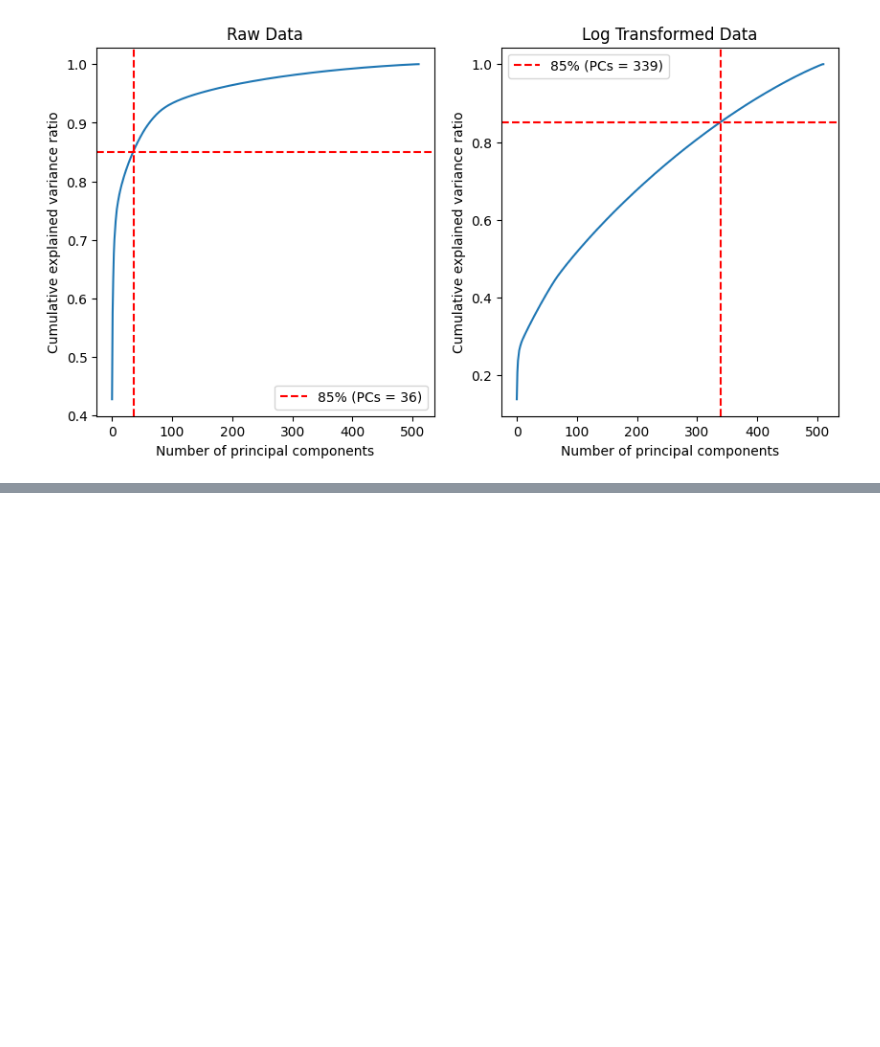
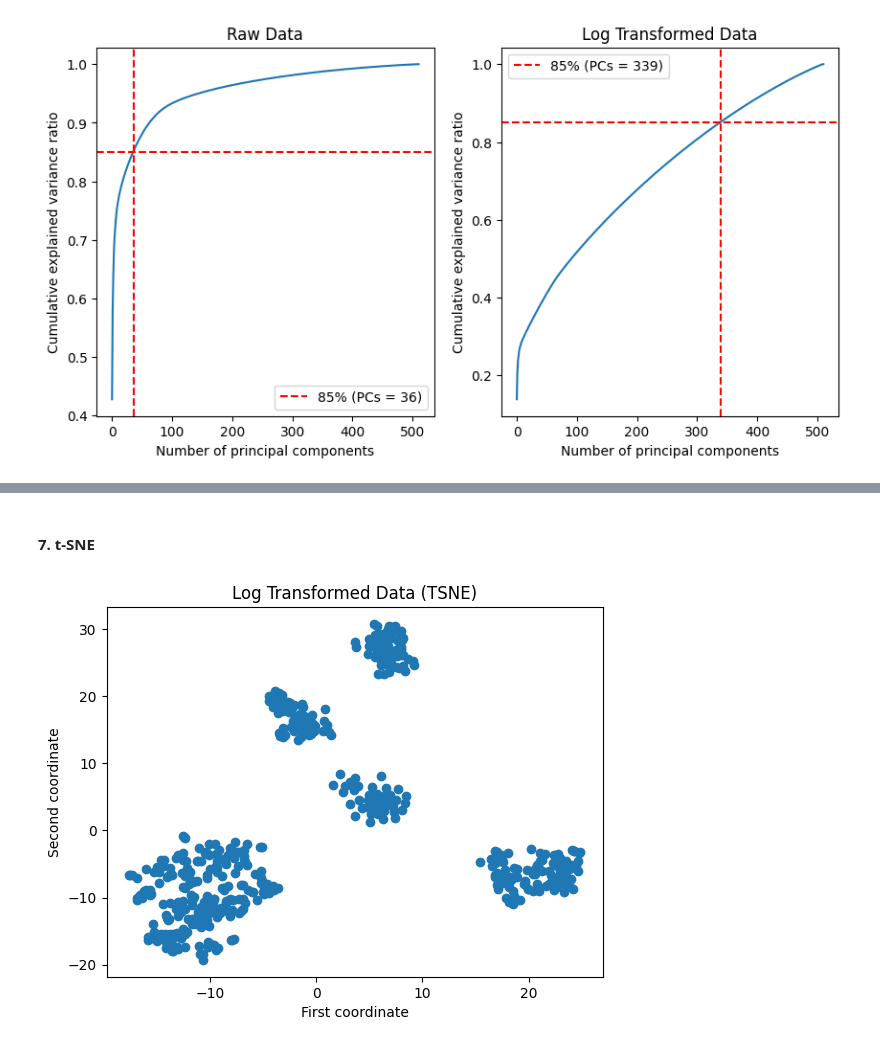
Before and after one commit to eddysanoli-galileo/Data-Analysis-Statistical-Modeling-and-Computation-in-Applications, a Jupyter notebook: Module 2 - Genomics and High Dimensional Data/Project/Problem1.ipynb, the cells around one changed output, grey strips where cells are left out. Saved outputs shown, nothing was run; the diff lists cells and outputs as text; code cells hidden in the pictures; blank space fills up the shorter version.

```diff
--- a/Module 2 - Genomics and High Dimensional Data/Project/Problem1.ipynb
+++ b/Module 2 - Genomics and High Dimensional Data/Project/Problem1.ipynb
@@ -124,0 +184,25 @@ Explained variance ratio of PC1 (log transformed):  0.1388756487082619
+# %% [markdown]
+#### 7. t-SNE
+# %%
+# Project the data onto the top 50 PCs
+data_log_pca_fit_50 = PCA(n_components=50).fit(dataset_log)
+
+# Initialize the TSNE object with
+# - "n_components" set to 2, since we want to visualize the data in 2D
+# - "perplexity" set to 40
+tsne = TSNE(n_components=2, perplexity=40)
+
+# Fit the TSNE model on the data projected onto the top 50 PCs
+data_tsne_fit = tsne.fit(data_log_pca_fit_50.transform(dataset_log))
+
+# Create a scatter plot of the TSNE coordinates
+plt.scatter(
+    data_tsne_fit.embedding_[:, 0],
+    data_tsne_fit.embedding_[:, 1],
+)
+plt.xlabel("First coordinate")
+plt.ylabel("Second coordinate")
+plt.title("Log Transformed Data (TSNE)")
+plt.show()
+# %% [output]
+[figure, added]
```
Also changed, not shown: parts of 7 cells of this notebook, 1 other file.
